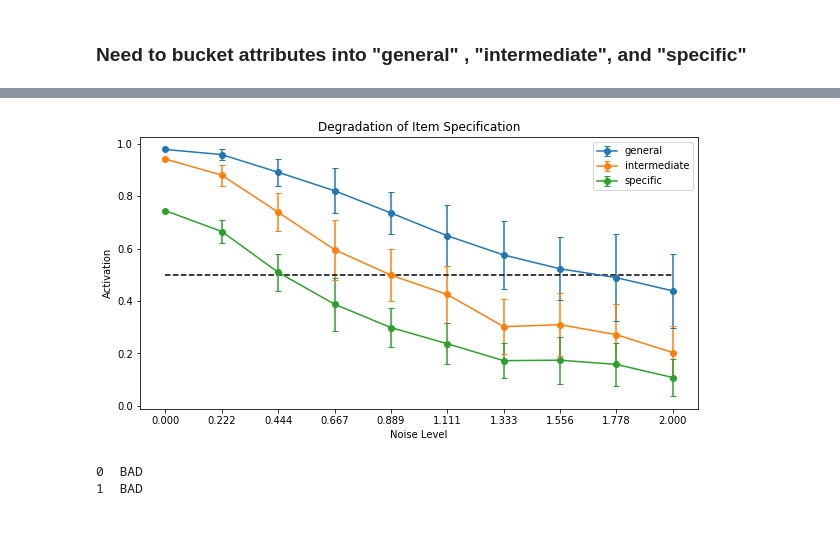
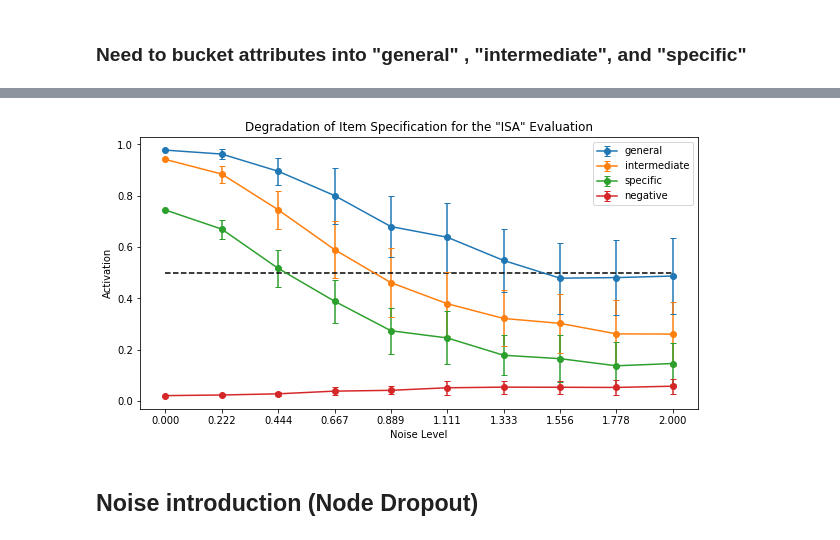
Before and after one commit to petersim1/CCM_Final_Project, a Jupyter notebook: Model_Eval.ipynb, the cells around one changed output, grey strips where cells are left out. Drawn from its saved outputs; the diff is of its cells as text; code cells hidden in the pictures.

```diff
--- a/Model_Eval.ipynb
+++ b/Model_Eval.ipynb
@@ -202,16 +178,15 @@ array(['Living thing', 'Animal', 'Reptile', 'Crocodile'], dtype='<U12')
 # %%
-def apply_noise(net,scale) :
+def apply_gaussian_noise(net,scale) :
 
     model = copy.deepcopy(net) #otherwise actual model might change in place.
     model.eval()
     new_weights = model.state_dict()
 
-    dim2,dim3 = new_weights['i2rep.weight'].size()
 
     # add mutlivariate random matrix element-wise to weights.
-    noisy_add = np.random.normal(loc=0,scale=scale,size=(dim2,dim3))
-    # add single random scalar to all weights
-    #noisy_add = np.random.normal(loc=0,scale=scale)
+    noisy_add = np.random.normal(loc=0,scale=scale,
+                                 size=new_weights['i2rep.weight'].size())
+
     new_weights['i2rep.weight'] += noisy_add
     model.load_state_dict(new_weights)
 
@@ -226,6 +217,7 @@ def Categorize_Outputs(net,general_names,intermediate_names,specific_names,relat
     general_out = []
     intermediate_out = []
     specific_out = []
+    negative_out = []
 
     for i,pattern in enumerate(patterns_eval) :
         true_output_bool = patterns_truth[i].detach().numpy().astype('bool')
@@ -239,27 +231,37 @@ def Categorize_Outputs(net,general_names,intermediate_names,specific_names,relat
             if name in specific_names :
                 specific_out.append(mod_output[j])
 
-    return np.mean(general_out),np.mean(intermediate_out),np.mean(specific_out)
+    inds_truth = np.argwhere(patterns_truth.detach().numpy())
+    inds_false = np.argwhere(patterns_truth.detach().numpy() == 0)
+
+    inds_false = inds_false[np.isin(inds_false[:,1],list(set(inds_truth[:,1])))]
+    negative_outputs = net(patterns_eval)[0].detach().numpy()[inds_false[:,0],inds_false[:,1]]
+
+    return np.mean(general_out),np.mean(intermediate_out),np.mean(specific_out),np.mean(negative_outputs)
 # %%
 def Noise_Degredation(net,scales,num_run,fnc_noise,fnc_categorize,general_names,
                       intermediate_names,specific_names,relation_eval='ISA') :
 
-    noise_stats = {item:{scale:[] for scale in scales} for item in ['general','intermediate','specific']}
+    noise_stats = {item:{scale:[] for scale in scales} for
+                   item in ['general','intermediate','specific','negative']}
 
     for scale in scales :
         for _ in range(num_run) :
             model = fnc_noise(net,scale)
-            g_out,int_out,s_out = fnc_categorize(model,general_names,intermediate_names,
+            g_out,int_out,s_out,neg_out = fnc_categorize(model,general_names,intermediate_names,
                                                  specific_names,relation_eval)
 
             noise_stats['general'][scale].append(g_out)
             noise_stats['intermediate'][scale].append(int_out)
             noise_stats['specific'][scale].append(s_out)
+            noise_stats['negative'][scale].append(neg_out)
 
     return noise_stats
 # %%
 scales_use = np.linspace(0,2,10)
-test = Noise_Degredation(mynet,scales_use,50,apply_noise,Categorize_Outputs,general,intermediate,specific,'ISA')
+relation_use = 'ISA'
+test = Noise_Degredation(mynet,scales_use,50,apply_gaussian_noise,Categorize_Outputs,
+                         general,intermediate,specific,relation_use)
 # %%
 test_formatted = {}
 for k,v in test.items() :
@@ -271,35 +273,20 @@ for k,v in test.items() :
 # %%
 plt.figure(figsize=(10,5))
 for k,v in test_formatted.items() :
+    #if k == 'negative' :
+    #    continue
     to_plot = [v[scale]['mean'] for scale in v.keys()]
     to_plot_error = [v[scale]['std'] for scale in v.keys()]
     plt.errorbar(scales_use,to_plot,yerr=to_plot_error,label=k,linestye=None,marker='o',capsize=3)
-    #plt.plot(range(10),to_plot,label=k)
+
 plt.hlines(y=.5,xmin=0,xmax=max(scales_use),linestyle='--')
 plt.legend()
 plt.xticks(scales_use)
-plt.title('Degradation of Item Specification')
+plt.title('Degradation of Item Specification for the "{}" Evaluation'.format(relation_use))
 plt.xlabel('Noise Level')
 plt.ylabel('Activation')
 plt.show()
 # %% [output]
-[figure, old version]
+[figure, new version]
-# %%
-# This will iterate through each possible input pattern, predict outputs, and determine
-# if the output matches the expected output. If not, it prints the input pattern index
-
-# ***Should return nothing when ran, unless using MSELoss (which it is)
-
-for i in range(input_pats.shape[0]) :
-    output = mynet(input_pats[i])[0][0].detach().numpy()
-    if np.dot(output_pats[i].numpy(),np.where(output>=.5,1,0)) != np.sum(output_pats[i].numpy()) :
-        print(i,' BAD')
-    else :
-        if np.sum(np.where(output>=.5,1,0)) != np.sum(output_pats[i].numpy()) :
-            print(i,' BAD (extra attributes predicted)')
-
-# Uses the fact that the sigmoid for multiclass will have to be >= .5 to be considered a positive result.
-# Measures the overlap between input and output, but also measures if there are extra labels considered positive.
-# %% [output]
-0  BAD
-1  BAD
+# %% [markdown]
+## Noise introduction (Node Dropout)
```
Also changed, not shown: parts of 18 cells of this notebook, 1 other file.
